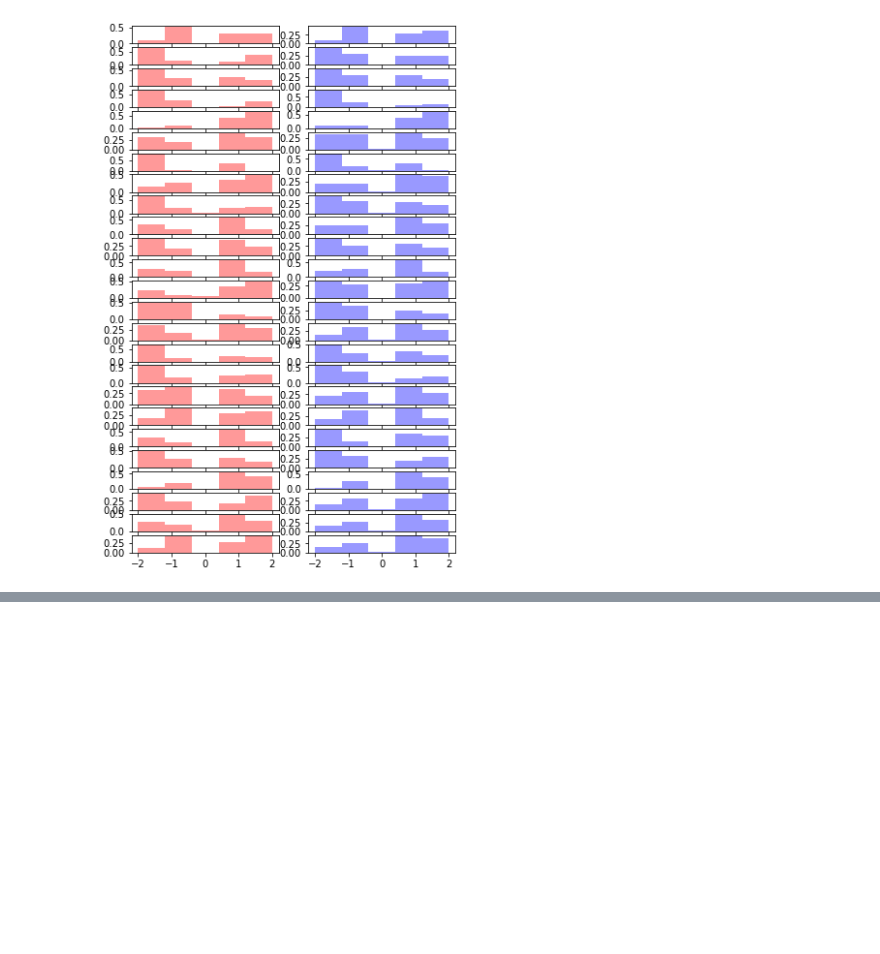
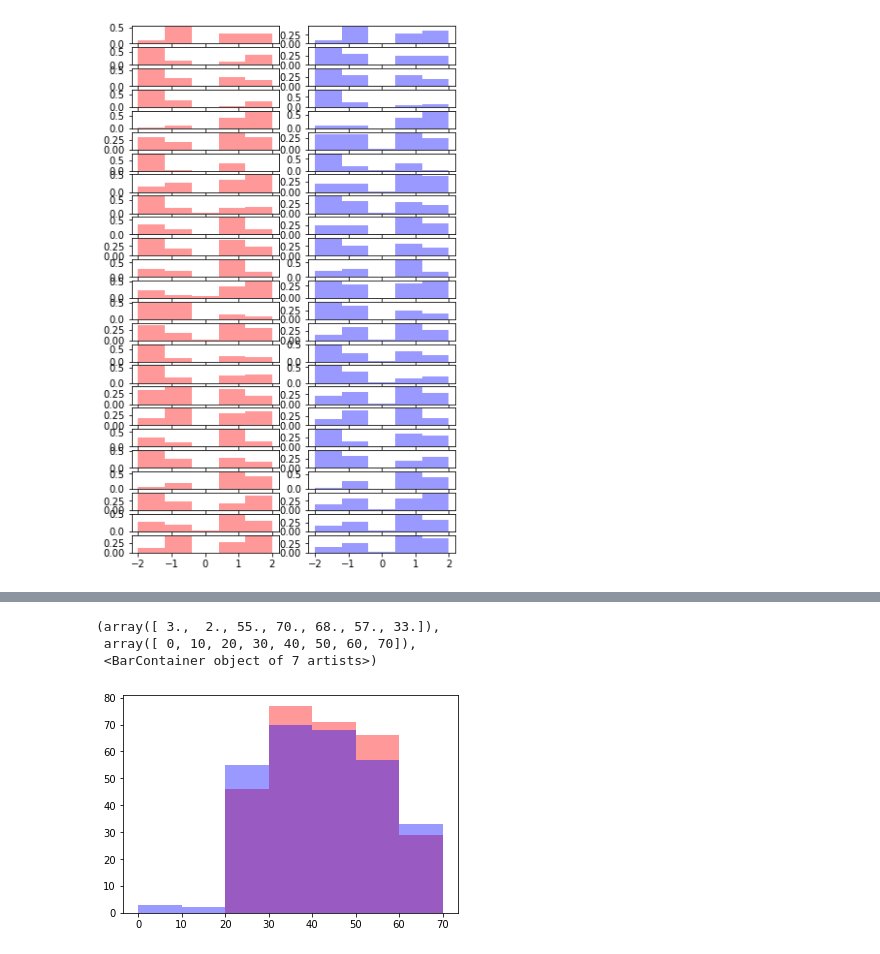
Before and after one commit to Marcus-Friis/applied-statistics, a Jupyter notebook: notebooks/matched_sample_analysis.ipynb, the cells around one changed output, grey strips where cells are left out. Saved outputs shown, nothing was run; the diff lists cells and outputs as text; code cells hidden in the pictures; blank space fills up the shorter version.

```diff
--- a/notebooks/matched_sample_analysis.ipynb
+++ b/notebooks/matched_sample_analysis.ipynb
@@ -293,0 +382,5 @@ for i in range(25):
+# %%
+knn = NearestNeighbors(n_neighbors=1)
+
+x = ct.transform(blå)
+knn.fit(x)
@@ -293,0 +431,10 @@ for i in range(25):
+# %%
+fig, ax = plt.subplots()
+bins = np.arange(0, 80, 10)
+ax.hist(s1.age, color='red', alpha=.4, bins=bins)
+ax.hist(s2.age, color='blue', alpha=.4, bins=bins)
+# %% [output]
+(array([ 3.,  2., 55., 70., 68., 57., 33.]),
+ array([ 0, 10, 20, 30, 40, 50, 60, 70]),
+ <BarContainer object of 7 artists>)
+[figure, added]
```
Also changed, not shown: parts of 25 cells of this notebook, 2 other files.
